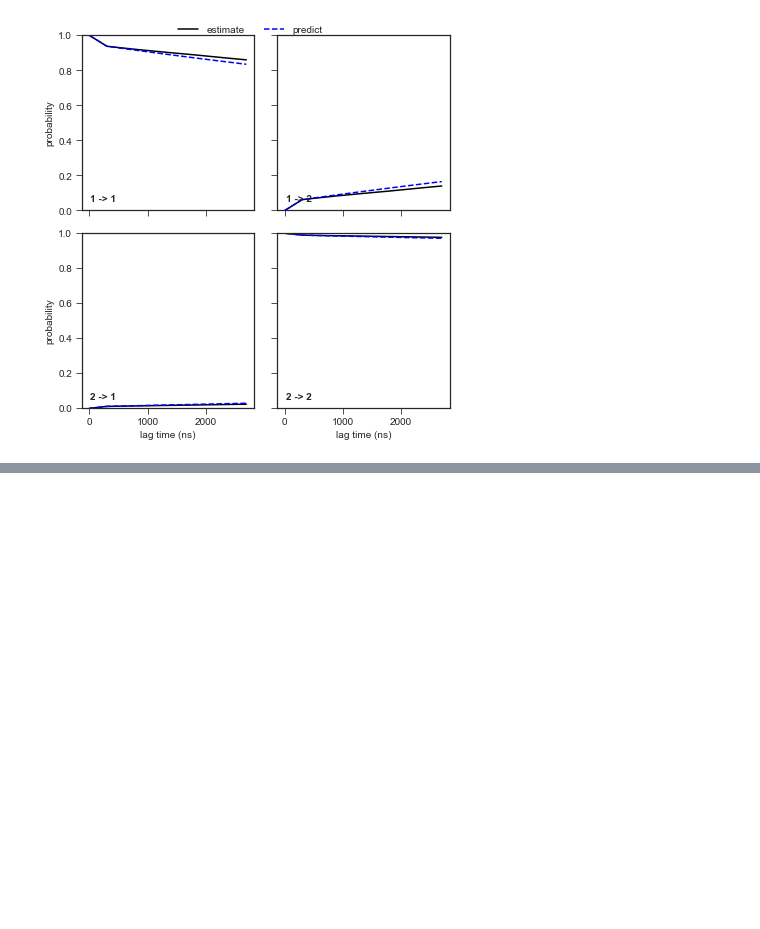
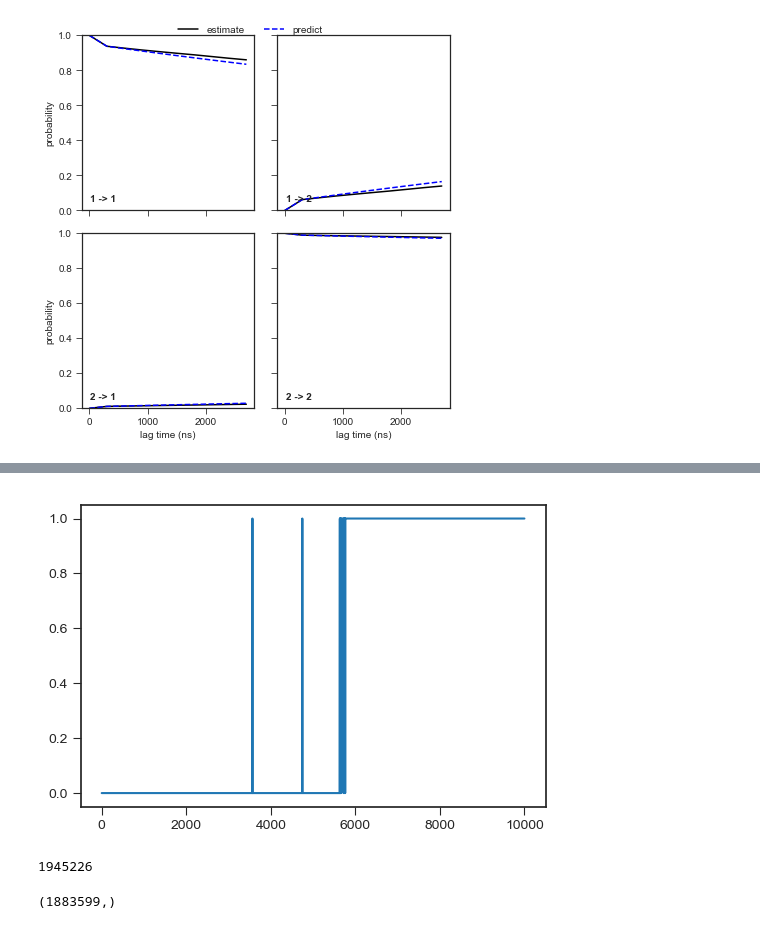
Before and after one commit to choderalab/msm-mfpt, a Jupyter notebook: vamp_scoring/automatic_eigenvalue/ntl9/ntl9_top_model.ipynb, the cells around one changed output, grey strips where cells are left out. Cells and saved outputs as stored; diff of their text form; code cells hidden in the pictures; blank space fills up the shorter version.

```diff
--- a/vamp_scoring/automatic_eigenvalue/ntl9/ntl9_top_model.ipynb
+++ b/vamp_scoring/automatic_eigenvalue/ntl9/ntl9_top_model.ipynb
@@ -499,0 +626,6 @@ plt.savefig('ntl9_cktest_lag300ns_outto2700ns.pdf')
+# %%
+plt.figure(dpi=100)
+plt.plot(dtrajs_macro[290000:300000])
+plt.show()
+# %% [output]
+[figure, added]
@@ -499,0 +645,8 @@ plt.savefig('ntl9_cktest_lag300ns_outto2700ns.pdf')
+# %%
+len(dtrajs_macro)
+# %% [output]
+1945226
+# %%
+dtrajs[2].shape
+# %% [output]
+(1883599,)
```
Also changed, not shown: parts of 105 cells of this notebook, 15 other files.
